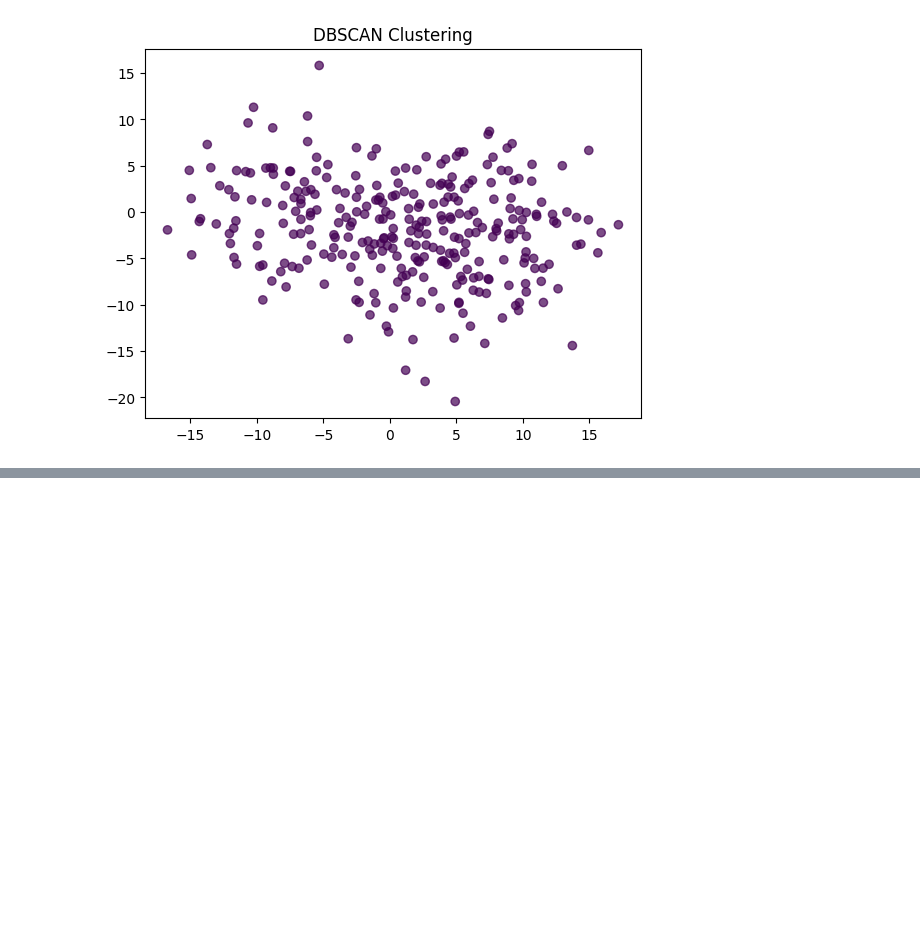
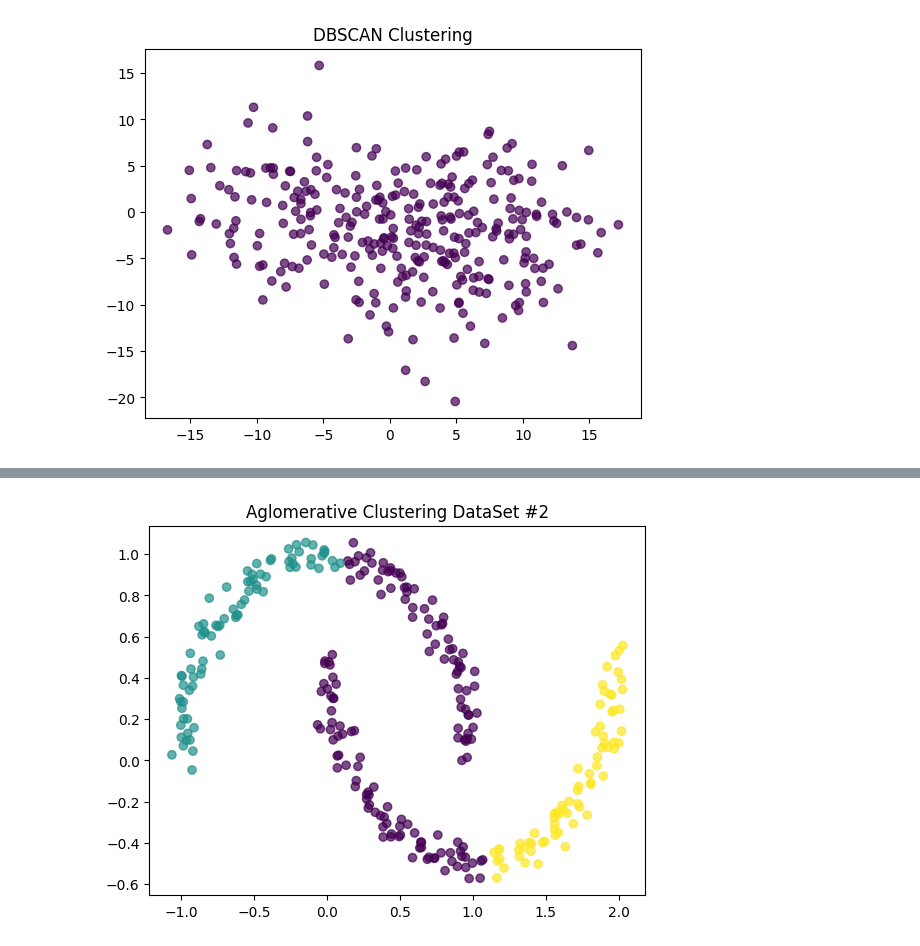
Before and after one commit to MarAmorosMtz/SamsungInnovationCampus, a Jupyter notebook: Clustering.ipynb, the cells around one changed output, grey strips where cells are left out. Cells and saved outputs as stored; diff of their text form; code cells hidden in the pictures; blank space fills up the shorter version.

```diff
--- a/Clustering.ipynb
+++ b/Clustering.ipynb
@@ -44,0 +65,6 @@ plt.show()
+# %%
+plt.scatter(Y[:, 0], Y[:, 1], c=Yglabels, cmap='viridis', alpha=0.7)
+plt.title('Aglomerative Clustering DataSet #2')
+plt.show()
+# %% [output]
+[figure, added]
```
Also changed, not shown: parts of 7 cells of this notebook.
